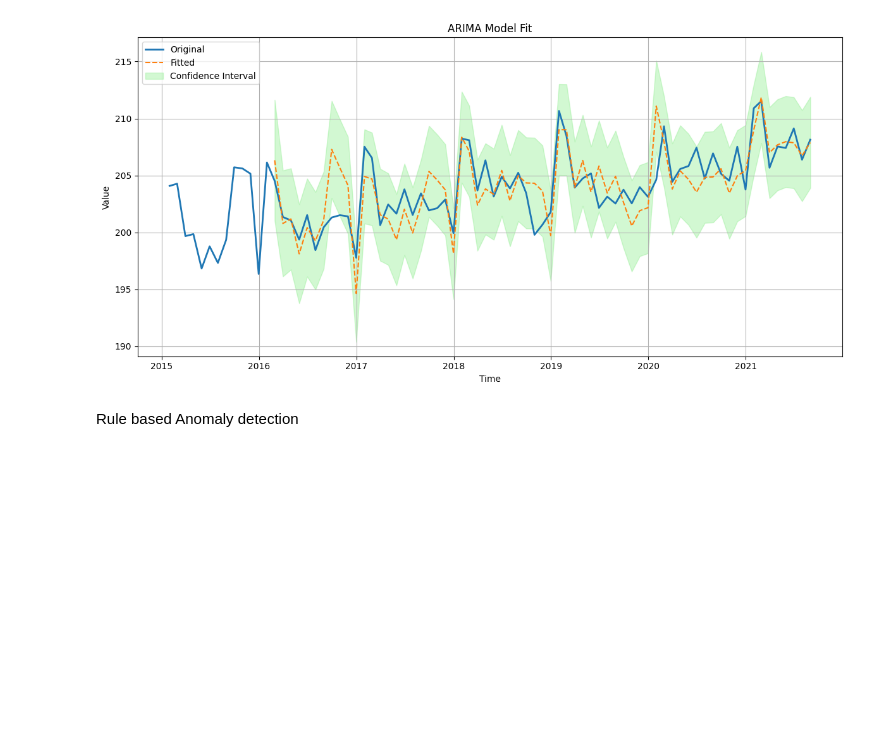
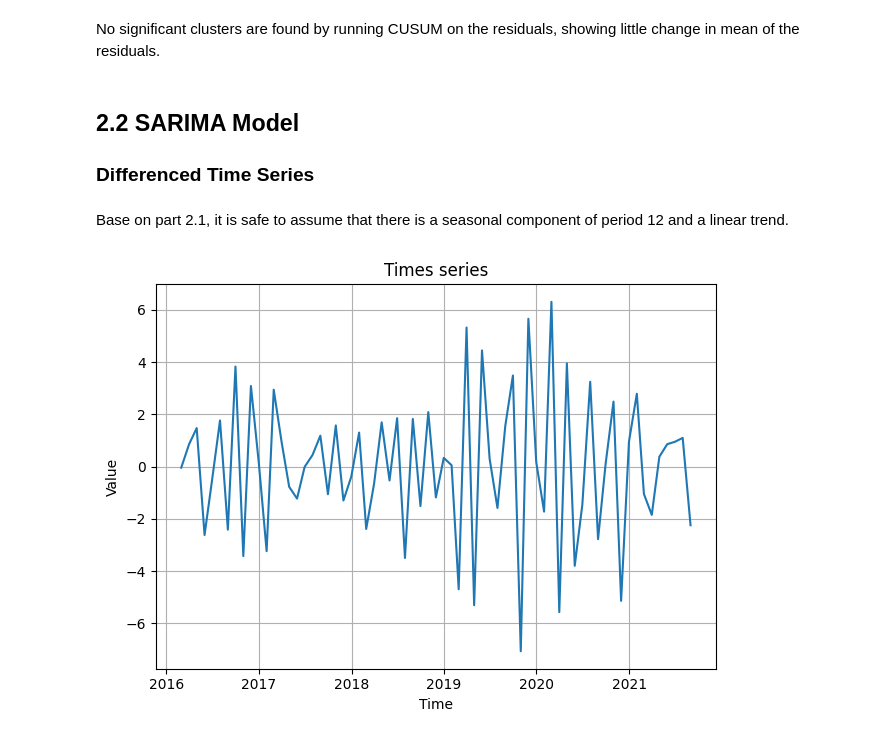
Before and after one commit to Jiaqi-Tang/Time-Series-Anomaly, a Jupyter notebook: demo.ipynb, the cells around one changed output. Cells and saved outputs as stored; diff of their text form; code cells hidden in the pictures; blank space fills up the shorter version.

```diff
--- a/demo.ipynb
+++ b/demo.ipynb
@@ -3,19 +3,10 @@
 # %%
-from tools.tools import *
-from data.synthetic.tools.residuals import *
-from data.synthetic.data_set import *
-from visualization.line_plot import *
-from models.statistical.rule_based_functions import *
-from models.statistical.stationary_models import *
+import pandas as pd
 
-from statsmodels.tsa.statespace.sarimax import SARIMAX
-import matplotlib.pyplot as plt
+df = pd.read_csv('./data/short_seasonal.csv')
 
-set_global_seed(0)
+df['timestamp'] = pd.to_datetime(df['timestamp'])
+ts = df.set_index("timestamp")["value"]
+ts = ts.asfreq('ME')
 
-
-# Load data
-df = get_ts_1()
-ts = df['value']
-
-plot_data_with_anom(df)
+lables = df.set_index("timestamp")["labels"]
@@ -28,17 +108,12 @@ plot_data_with_anom(df)
+# %% [markdown]
+No significant clusters are found by running CUSUM on the residuals, showing little change in mean of the residuals.
+# %% [markdown]
+## 2.2 SARIMA Model
+### Differenced Time Series
+# %% [markdown]
+Base on part 2.1, it is safe to assume that there is a seasonal component of period 12 and a linear trend.
 # %%
-# Model fitting
-model = SARIMAX(ts, order=(0, 1, 1), seasonal_order=(1, 1, 0, 12))
-model_fit = model.fit()
-fitted_vals = model_fit.fittedvalues[13:]
-resid = ts - fitted_vals
-
-# Get Prediction and CI
-pred = model_fit.get_prediction(start=13, alpha=0.05)
-conf_int = pred.conf_int()
-
-# Plot time series
-plot_fit(ts, fitted_vals, CI=conf_int)
+ts_diff = ts.diff(12).diff()
+plot_ts(ts_diff)
 # %% [output]
-[figure, old version]
+[figure, new version]
-# %% [markdown]
-Rule based Anomaly detection
```
Also changed, not shown: parts of 45 cells of this notebook, 14 other files.
